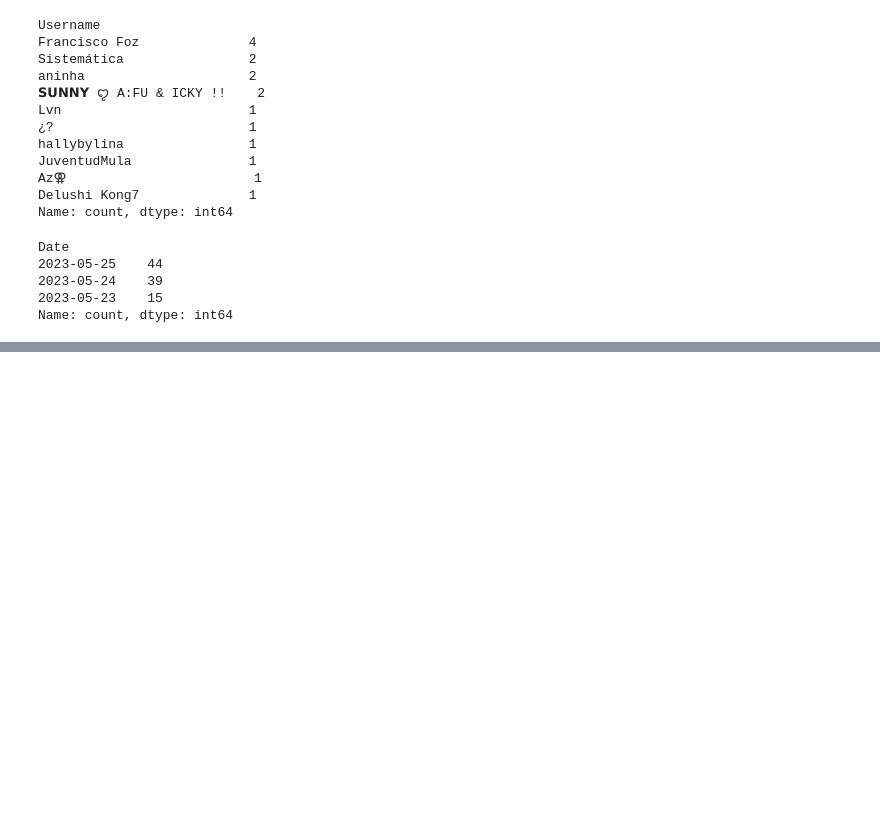
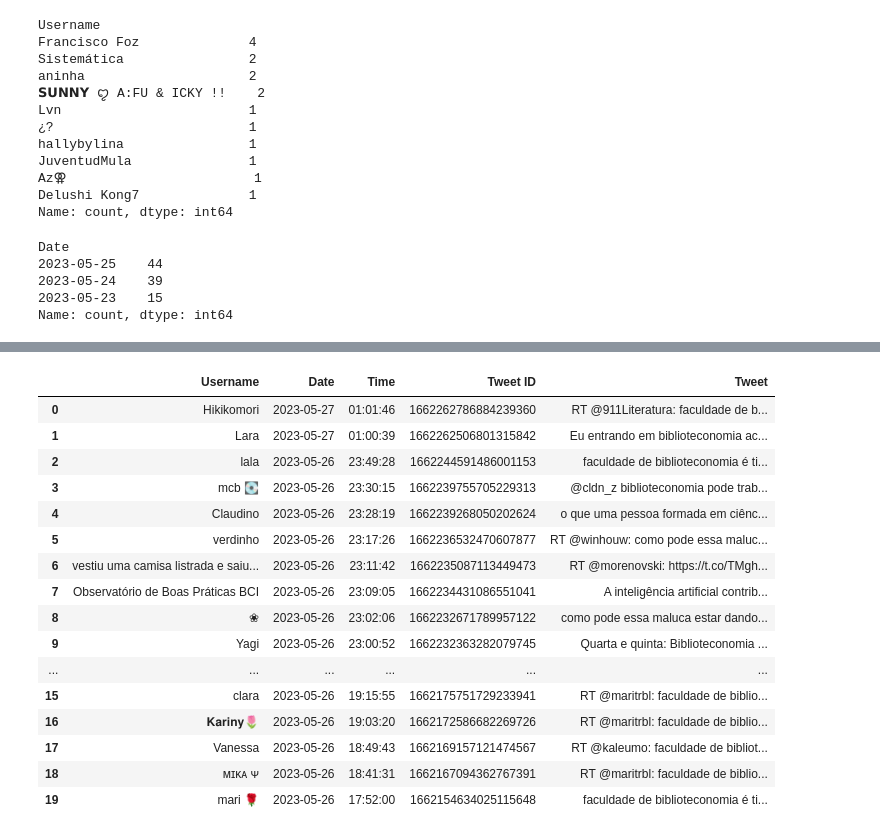
Before and after one commit to FranciscoFoz/programming-training, a Jupyter notebook: 12 - Pacotes Python/tweepy/anaĺise_tweets.ipynb, the cells around one changed output, grey strips where cells are left out. Drawn from its saved outputs; the diff is of its cells as text; code cells hidden in the pictures; blank space fills up the shorter version.

```diff
--- a/12 - Pacotes Python/tweepy/anaĺise_tweets.ipynb
+++ b/12 - Pacotes Python/tweepy/anaĺise_tweets.ipynb
@@ -129,0 +134,23 @@ plt.show()
+# %%
+import pandas as pd
+
+df = pd.read_csv('/home/franciscofoz/Documents/GitHub/python-training/12 - Pacotes Python/tweepy/tweets_csv/tweets_biblioteconomia_20230526.csv')
+df.head(20)
+# %% [output]
+|  | Username | Date | Time | Tweet ID | Tweet |
+| 0 | Hikikomori | 2023-05-27 | 01:01:46 | 1662262786884239360 | RT @911Literatura: faculdade de b... |
+| 1 | Lara | 2023-05-27 | 01:00:39 | 1662262506801315842 | Eu entrando em biblioteconomia ac... |
+| 2 | lala | 2023-05-26 | 23:49:28 | 1662244591486001153 | faculdade de biblioteconomia é ti... |
+| 3 | mcb 💽 | 2023-05-26 | 23:30:15 | 1662239755705229313 | @cldn_z biblioteconomia pode trab... |
+| 4 | Claudino | 2023-05-26 | 23:28:19 | 1662239268050202624 | o que uma pessoa formada em ciênc... |
+| 5 | verdinho | 2023-05-26 | 23:17:26 | 1662236532470607877 | RT @winhouw: como pode essa maluc... |
+| 6 | vestiu uma camisa listrada e saiu... | 2023-05-26 | 23:11:42 | 1662235087113449473 | RT @morenovski: https://t.co/TMgh... |
+| 7 | Observatório de Boas Práticas BCI | 2023-05-26 | 23:09:05 | 1662234431086551041 | A inteligência artificial contrib... |
+| 8 | ❀ | 2023-05-26 | 23:02:06 | 1662232671789957122 | como pode essa maluca estar dando... |
+| 9 | Yagi | 2023-05-26 | 23:00:52 | 1662232363282079745 | Quarta e quinta: Biblioteconomia ... |
+| ... | ... | ... | ... | ... | ... |
+| 15 | clara | 2023-05-26 | 19:15:55 | 1662175751729233941 | RT @maritrbl: faculdade de biblio... |
+| 16 | 𝐊𝐚𝐫𝐢𝐧𝐲🌷 | 2023-05-26 | 19:03:20 | 1662172586682269726 | RT @maritrbl: faculdade de biblio... |
+| 17 | Vanessa | 2023-05-26 | 18:49:43 | 1662169157121474567 | RT @kaleumo: faculdade de bibliot... |
+| 18 | ᴍɪᴋᴀ ᴪ | 2023-05-26 | 18:41:31 | 1662167094362767391 | RT @maritrbl: faculdade de biblio... |
+| 19 | mari 🌹 | 2023-05-26 | 17:52:00 | 1662154634025115648 | faculdade de biblioteconomia é ti... |
```
Also changed, not shown: parts of 10 cells of this notebook.
